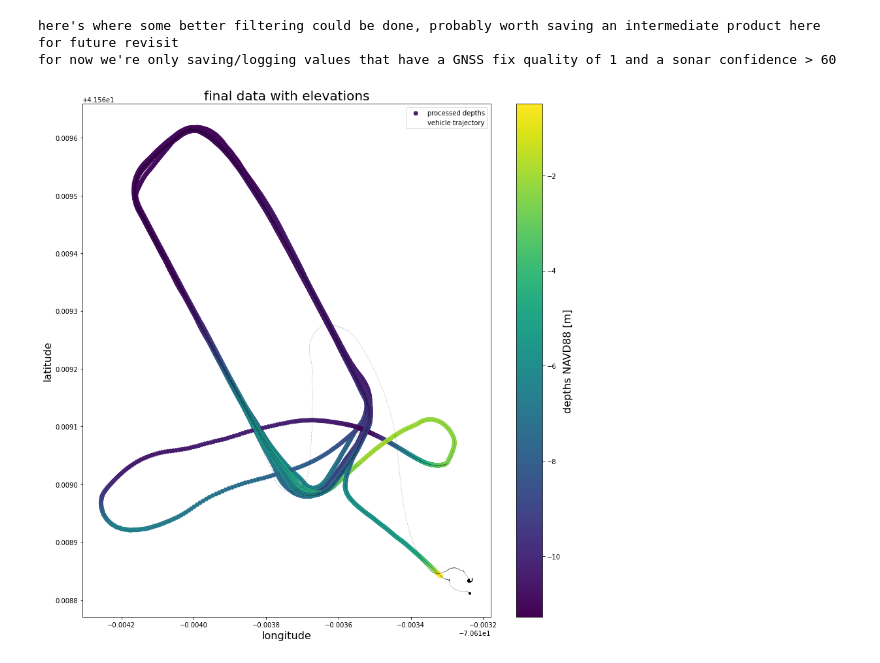
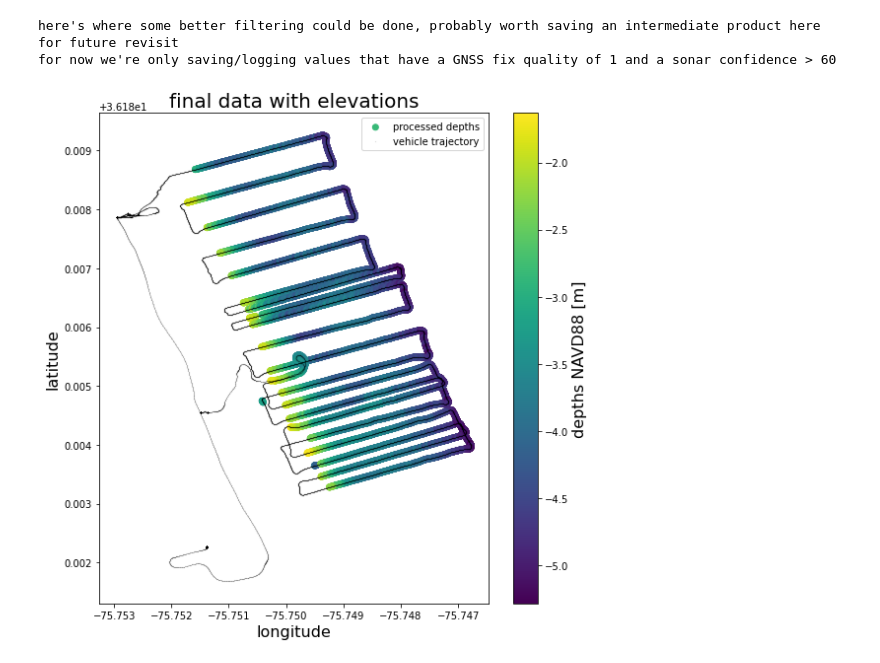
Before and after one commit to developer-ics/s500_DataAcq_PostProcessing, a Jupyter notebook: PostProcessing/python_processing_ppk.ipynb, the cells around one changed output. Saved outputs shown, nothing was run; the diff lists cells and outputs as text; code cells hidden in the pictures.

```diff
--- a/PostProcessing/python_processing_ppk.ipynb
+++ b/PostProcessing/python_processing_ppk.ipynb
@@ -65,8 +65,8 @@ matplotlib.use('TkAgg')
 # %matplotlib notebook / widgit
 %matplotlib inline
 # establish data location paths to be used for the rest of the code base
-database = "/home/spike/repos/yellowFin_AcqProcessing/SampleData"
-timeString = "20230105"  #""20230417" # "20230327"
+database = "/data/yellowfin/" #"../SampleData"
+timeString = "20230417" # "20230327"
 datadir = os.path.join(database,timeString)
 plotDir = os.path.join(datadir,'figures')
 os.makedirs(plotDir, exist_ok=True)  # make folder structure if its not already made
@@ -628,4 +628,9 @@ loaded /home/spike/repos/yellowFin_AcqProcessing/SampleData/20230105/YF2Reachm2_
 1. Describe merging process here:
  **important Note:  This script assumes the pi computer is in EST**
  this is handled with a rigid 4 hour timeshift to UTC.  It is recomended to put the pi into UTC so as not to need to handle EST/EDT timeshifts.  This can get tricky if collecting data over various times in a year.
+# %%
+if int(ppkGPS['datetime'].iloc[0].day_of_year) > 71 &  int(ppkGPS['datetime'].iloc[0].day_of_year) < 309:
+    ET2UTC = 5*60*60
+else:
+    ET2UTC = 4*60*60 # time in seconds to adjust to UTC from ET (varies depending on time of year!!!)
 # %%
@@ -824,30 +829,30 @@ for now we're only saving/logging values that have a GNSS fix quality of 1 and a
 # %%
 fs = 16
 # make a final plot of all the processed data
-plt.figure(figsize=(12,12))
+plt.figure(figsize=(8,8))
 plt.scatter(lon_out[idxDataToSave], lat_out[idxDataToSave], c=elevation_out[idxDataToSave], label='processed depths')
 cbar = plt.colorbar()
 cbar.set_label('depths NAVD88 [m]', fontsize=fs)
 plt.plot(ppkGPS['lon'], ppkGPS['lat'], 'k.', ms=0.1, label='vehicle trajectory')
 plt.ylabel('latitude', fontsize=fs)
 plt.xlabel('longitude', fontsize=fs)
 plt.title('final data with elevations', fontsize=fs+4)
 plt.tight_layout()
 plt.legend()
 plt.savefig(os.path.join(plotDir, 'FinalDataProduct.png'))
 
 
 outputfile = 'finalDataProduct.h5'
 with h5py.File(outputfile, 'w') as hf:
     hf.create_dataset('time', data=time_out[idxDataToSave])
     hf.create_dataset('longitude', data=lon_out[idxDataToSave])
     hf.create_dataset('latitude', data=lat_out[idxDataToSave])
     hf.create_dataset('elevation', data=elevation_out[idxDataToSave])
     hf.create_dataset('fix_quality', data=fix_quality[idxDataToSave])
     hf.create_dataset('sonar_smooth_depth', data=sonar_smooth_depth_out[idxDataToSave])
     hf.create_dataset('sonar_smooth_confidence', data=sonar_smooth_confidence_out[idxDataToSave])
     hf.create_dataset('sonar_instant_depth', data=sonar_instant_depth_out[idxDataToSave])
     hf.create_dataset('sonar_instant_confidence', data=sonar_instant_confidence_out[idxDataToSave])
     hf.create_dataset('sonar_backscatter_out', data=sonar_backscatter_out[idxDataToSave])
 # %% [output]
-[figure, old version]
+[figure, new version]
```
Also changed, not shown: parts of 10 cells of this notebook.
